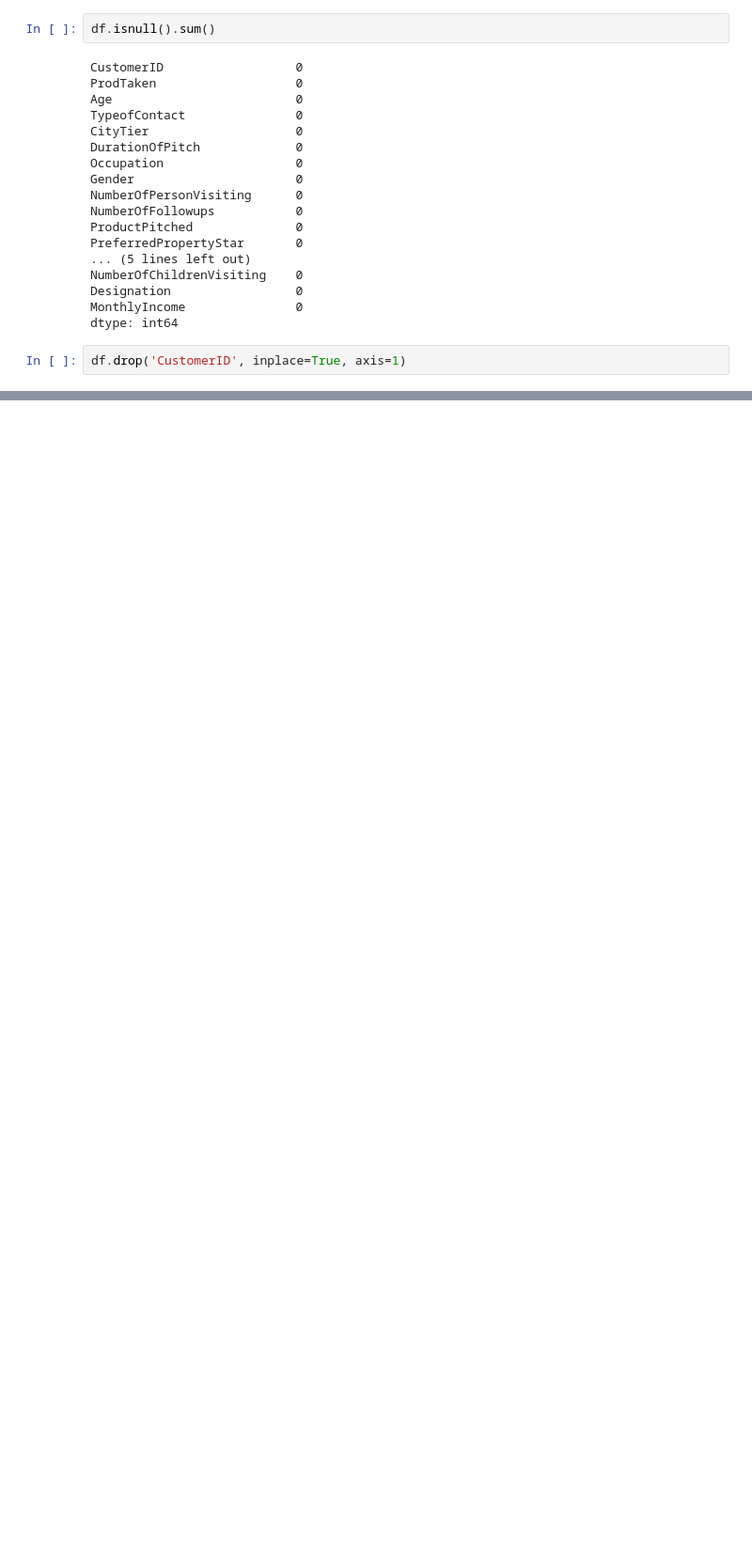
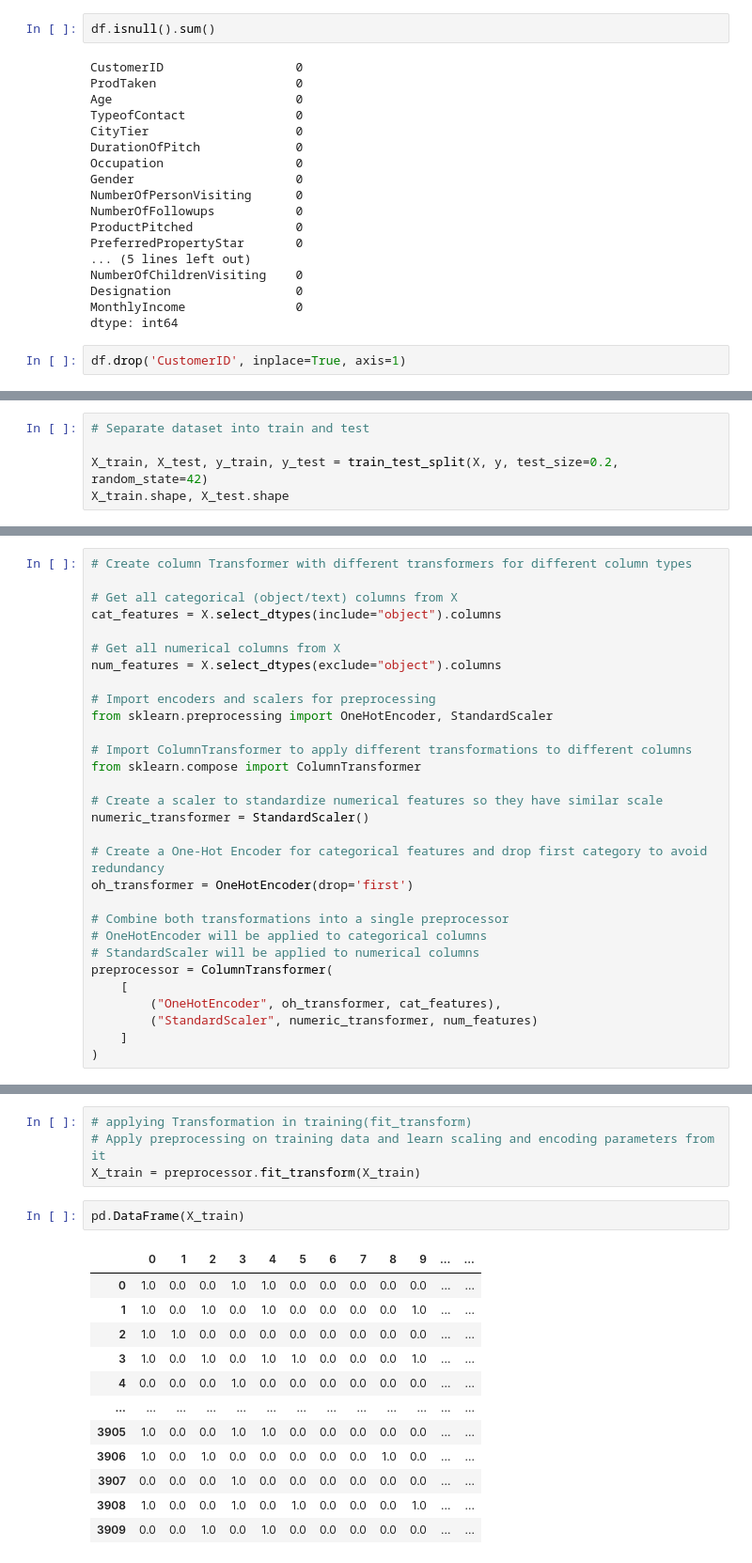
Before and after one commit to sukriti-waani/Machine-Learning, a Jupyter notebook: 10-Random_Forest/10.2_implementation/holiday_package_prediction.ipynb, the cells around one changed output, grey strips where cells are left out. Shown at 94% size. Drawn from its saved outputs; the diff is of its cells as text; blank space fills up the shorter version.

Commit message:
Applied Feature Engineering

```diff
--- a/10-Random_Forest/10.2_implementation/holiday_package_prediction.ipynb
+++ b/10-Random_Forest/10.2_implementation/holiday_package_prediction.ipynb
@@ -218,0 +309,5 @@ df.drop('CustomerID', inplace=True, axis=1)
+# %%
+# Separate dataset into train and test
+
+X_train, X_test, y_train, y_test = train_test_split(X, y, test_size=0.2, random_state=42)
+X_train.shape, X_test.shape
@@ -218,0 +336,30 @@ df.drop('CustomerID', inplace=True, axis=1)
+# %%
+# Create column Transformer with different transformers for different column types
+
+# Get all categorical (object/text) columns from X
+cat_features = X.select_dtypes(include="object").columns
+
+# Get all numerical columns from X
+num_features = X.select_dtypes(exclude="object").columns
+
+# Import encoders and scalers for preprocessing
+from sklearn.preprocessing import OneHotEncoder, StandardScaler
+
+# Import ColumnTransformer to apply different transformations to different columns
+from sklearn.compose import ColumnTransformer
+
+# Create a scaler to standardize numerical features so they have similar scale
+numeric_transformer = StandardScaler()
+
+# Create a One-Hot Encoder for categorical features and drop first category to avoid redundancy
+oh_transformer = OneHotEncoder(drop='first')
+
+# Combine both transformations into a single preprocessor
+# OneHotEncoder will be applied to categorical columns
+# StandardScaler will be applied to numerical columns
+preprocessor = ColumnTransformer(
+    [
+        ("OneHotEncoder", oh_transformer, cat_features),
+        ("StandardScaler", numeric_transformer, num_features)
+    ]
+)
@@ -218,0 +378,19 @@ df.drop('CustomerID', inplace=True, axis=1)
+# %%
+# applying Transformation in training(fit_transform)
+# Apply preprocessing on training data and learn scaling and encoding parameters from it
+X_train = preprocessor.fit_transform(X_train)
+# %%
+pd.DataFrame(X_train)
+# %% [output]
+|  | 0 | 1 | 2 | 3 | 4 | 5 | 6 | 7 | 8 | 9 | ... | ... |
+| 0 | 1.0 | 0.0 | 0.0 | 1.0 | 1.0 | 0.0 | 0.0 | 0.0 | 0.0 | 0.0 | ... | ... |
+| 1 | 1.0 | 0.0 | 1.0 | 0.0 | 1.0 | 0.0 | 0.0 | 0.0 | 0.0 | 1.0 | ... | ... |
+| 2 | 1.0 | 1.0 | 0.0 | 0.0 | 0.0 | 0.0 | 0.0 | 0.0 | 0.0 | 0.0 | ... | ... |
+| 3 | 1.0 | 0.0 | 1.0 | 0.0 | 1.0 | 1.0 | 0.0 | 0.0 | 0.0 | 1.0 | ... | ... |
+| 4 | 0.0 | 0.0 | 0.0 | 1.0 | 0.0 | 0.0 | 0.0 | 0.0 | 0.0 | 0.0 | ... | ... |
+| ... | ... | ... | ... | ... | ... | ... | ... | ... | ... | ... | ... | ... |
+| 3905 | 1.0 | 0.0 | 0.0 | 1.0 | 1.0 | 0.0 | 0.0 | 0.0 | 0.0 | 0.0 | ... | ... |
+| 3906 | 1.0 | 0.0 | 1.0 | 0.0 | 0.0 | 0.0 | 0.0 | 0.0 | 1.0 | 0.0 | ... | ... |
+| 3907 | 0.0 | 0.0 | 0.0 | 1.0 | 0.0 | 0.0 | 0.0 | 0.0 | 0.0 | 0.0 | ... | ... |
+| 3908 | 1.0 | 0.0 | 0.0 | 1.0 | 0.0 | 1.0 | 0.0 | 0.0 | 0.0 | 1.0 | ... | ... |
+| 3909 | 0.0 | 0.0 | 1.0 | 0.0 | 1.0 | 0.0 | 0.0 | 0.0 | 0.0 | 0.0 | ... | ... |
```
Also changed, not shown: parts of 19 cells of this notebook.
